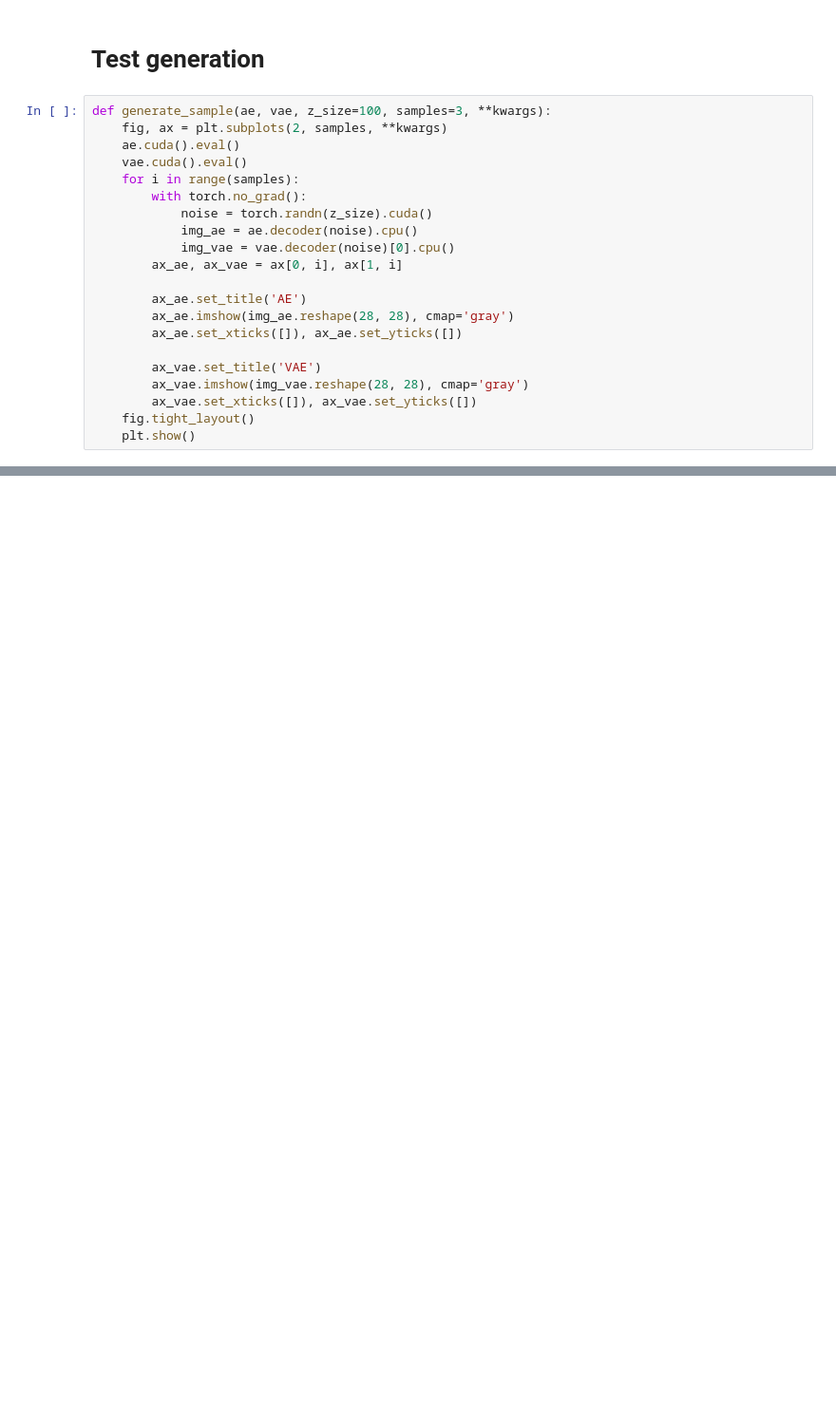
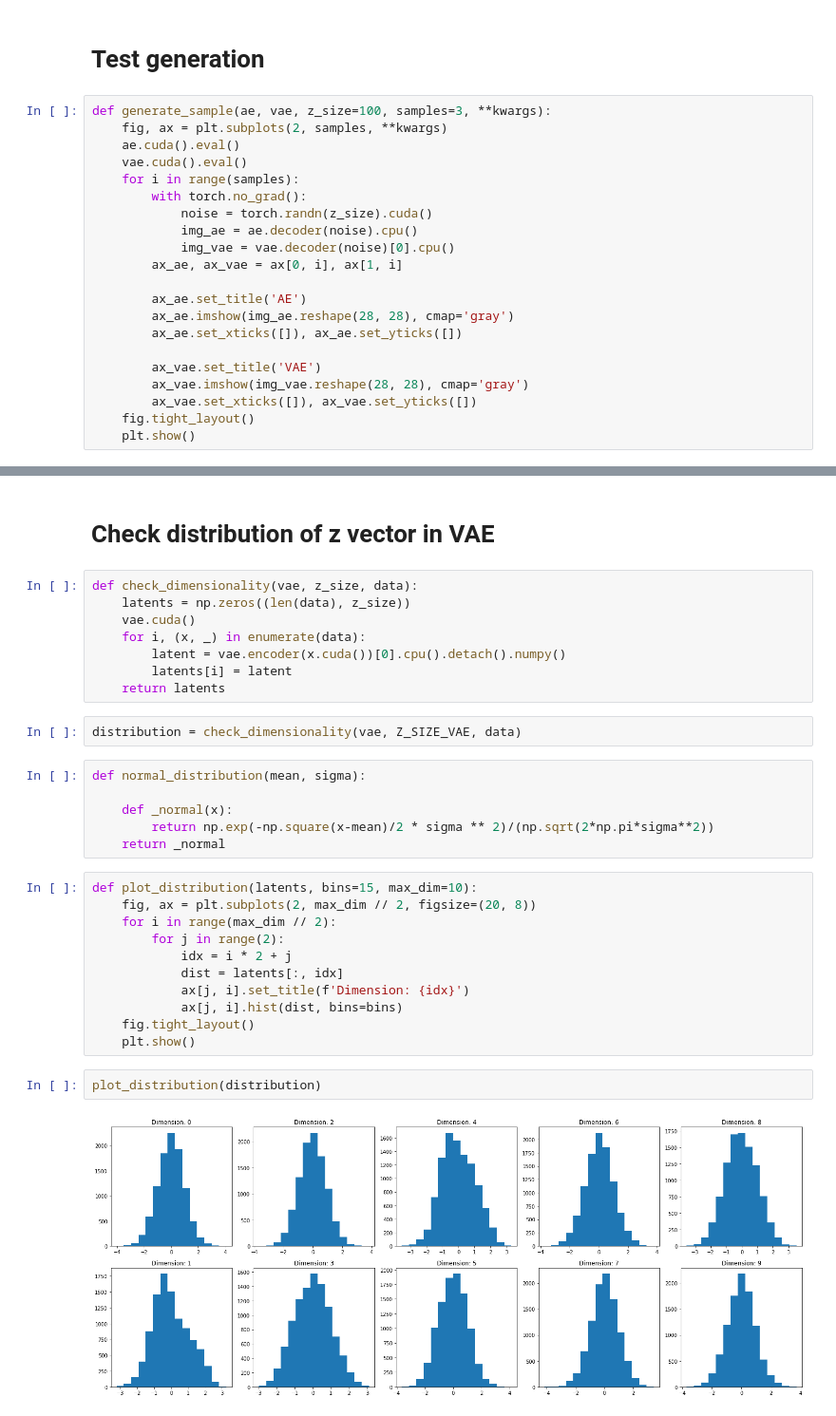
Before and after one commit to konrad-karanowski/VAE_AE_comparison, a Jupyter notebook: notebooks/Analysis.ipynb, the cells around one changed output, grey strips where cells are left out. Shown: that part at 95% size. Drawn from its saved outputs; the diff is of its cells as text; blank space fills up the shorter version.

```diff
--- a/notebooks/Analysis.ipynb
+++ b/notebooks/Analysis.ipynb
@@ -86,0 +84,33 @@ generate_sample(vae, vae, z_size=10, samples=3, figsize=(10, 10))
+# %% [markdown]
+# Check distribution of z vector in VAE
+# %%
+def check_dimensionality(vae, z_size, data):
+    latents = np.zeros((len(data), z_size))
+    vae.cuda()
+    for i, (x, _) in enumerate(data):
+        latent = vae.encoder(x.cuda())[0].cpu().detach().numpy()
+        latents[i] = latent
+    return latents
+# %%
+distribution = check_dimensionality(vae, Z_SIZE_VAE, data)
+# %%
+def normal_distribution(mean, sigma):
+
+    def _normal(x):
+        return np.exp(-np.square(x-mean)/2 * sigma ** 2)/(np.sqrt(2*np.pi*sigma**2))
+    return _normal
+# %%
+def plot_distribution(latents, bins=15, max_dim=10):
+    fig, ax = plt.subplots(2, max_dim // 2, figsize=(20, 8))
+    for i in range(max_dim // 2):
+        for j in range(2):
+            idx = i * 2 + j
+            dist = latents[:, idx]
+            ax[j, i].set_title(f'Dimension: {idx}')
+            ax[j, i].hist(dist, bins=bins)
+    fig.tight_layout()
+    plt.show()
+# %%
+plot_distribution(distribution)
+# %% [output]
+[figure, added]
```
Also changed, not shown: parts of 4 cells of this notebook.
